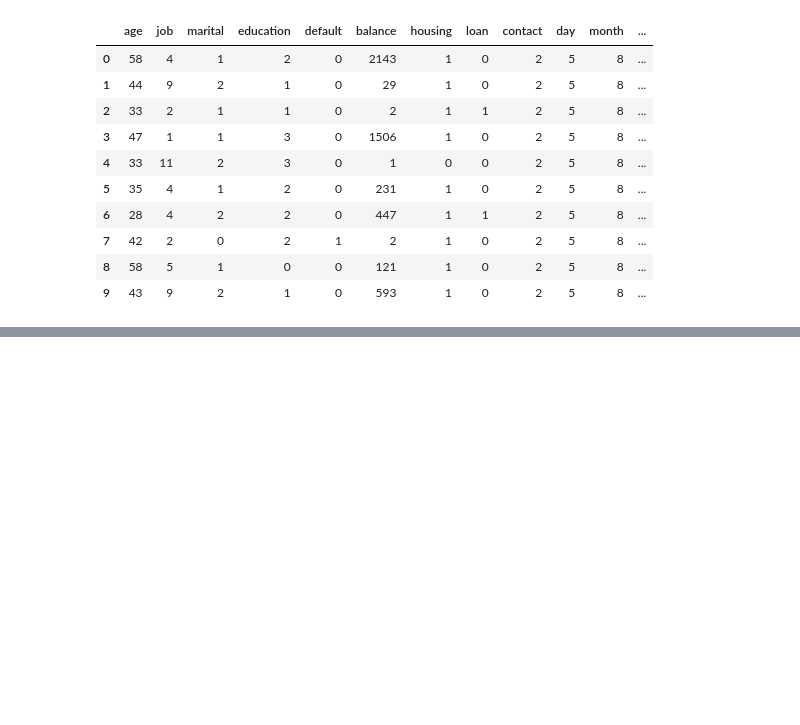
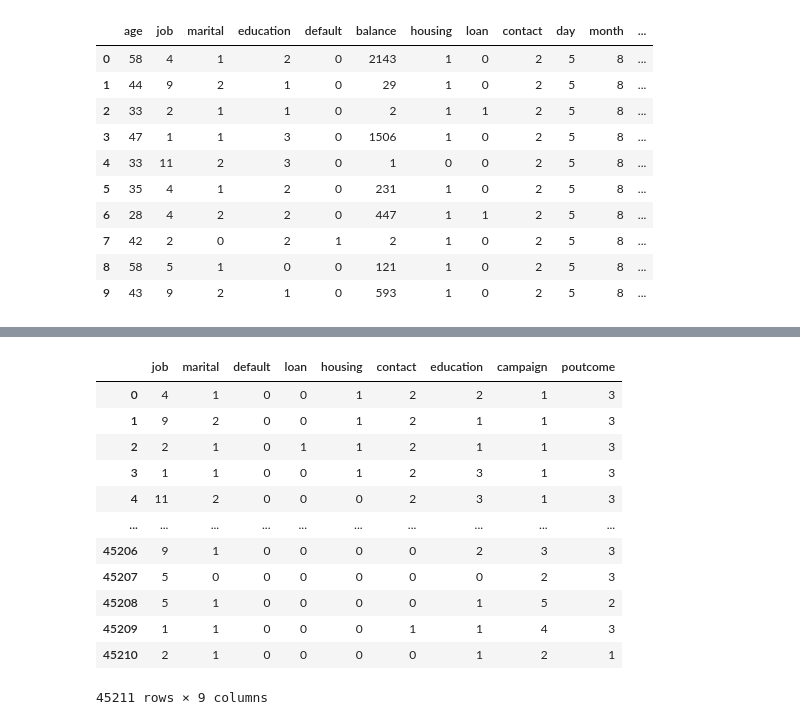
Before and after one commit to dhanishgb/DhanishtaBabooramHackathon1-143, a Jupyter notebook: DatasetAnalysis.ipynb, the cells around one changed output, grey strips where cells are left out. Cells and saved outputs as stored; diff of their text form; code cells hidden in the pictures; blank space fills up the shorter version.

```diff
--- a/DatasetAnalysis.ipynb
+++ b/DatasetAnalysis.ipynb
@@ -205,2 +291,3 @@ df.head(10)
 # %%
 #Train machine learning model
+X=df[['job','marital','default','loan','housing','contact','education','campaign','poutcome']]
@@ -208,0 +294,16 @@ df.head(10)
+# %%
+X
+# %% [output]
+|  | job | marital | default | loan | housing | contact | education | campaign | poutcome |
+| 0 | 4 | 1 | 0 | 0 | 1 | 2 | 2 | 1 | 3 |
+| 1 | 9 | 2 | 0 | 0 | 1 | 2 | 1 | 1 | 3 |
+| 2 | 2 | 1 | 0 | 1 | 1 | 2 | 1 | 1 | 3 |
+| 3 | 1 | 1 | 0 | 0 | 1 | 2 | 3 | 1 | 3 |
+| 4 | 11 | 2 | 0 | 0 | 0 | 2 | 3 | 1 | 3 |
+| ... | ... | ... | ... | ... | ... | ... | ... | ... | ... |
+| 45206 | 9 | 1 | 0 | 0 | 0 | 0 | 2 | 3 | 3 |
+| 45207 | 5 | 0 | 0 | 0 | 0 | 0 | 0 | 2 | 3 |
+| 45208 | 5 | 1 | 0 | 0 | 0 | 0 | 1 | 5 | 2 |
+| 45209 | 1 | 1 | 0 | 0 | 0 | 1 | 1 | 4 | 3 |
+| 45210 | 2 | 1 | 0 | 0 | 0 | 0 | 1 | 2 | 1 |
+45211 rows × 9 columns
```
Also changed, not shown: parts of 20 cells of this notebook.
